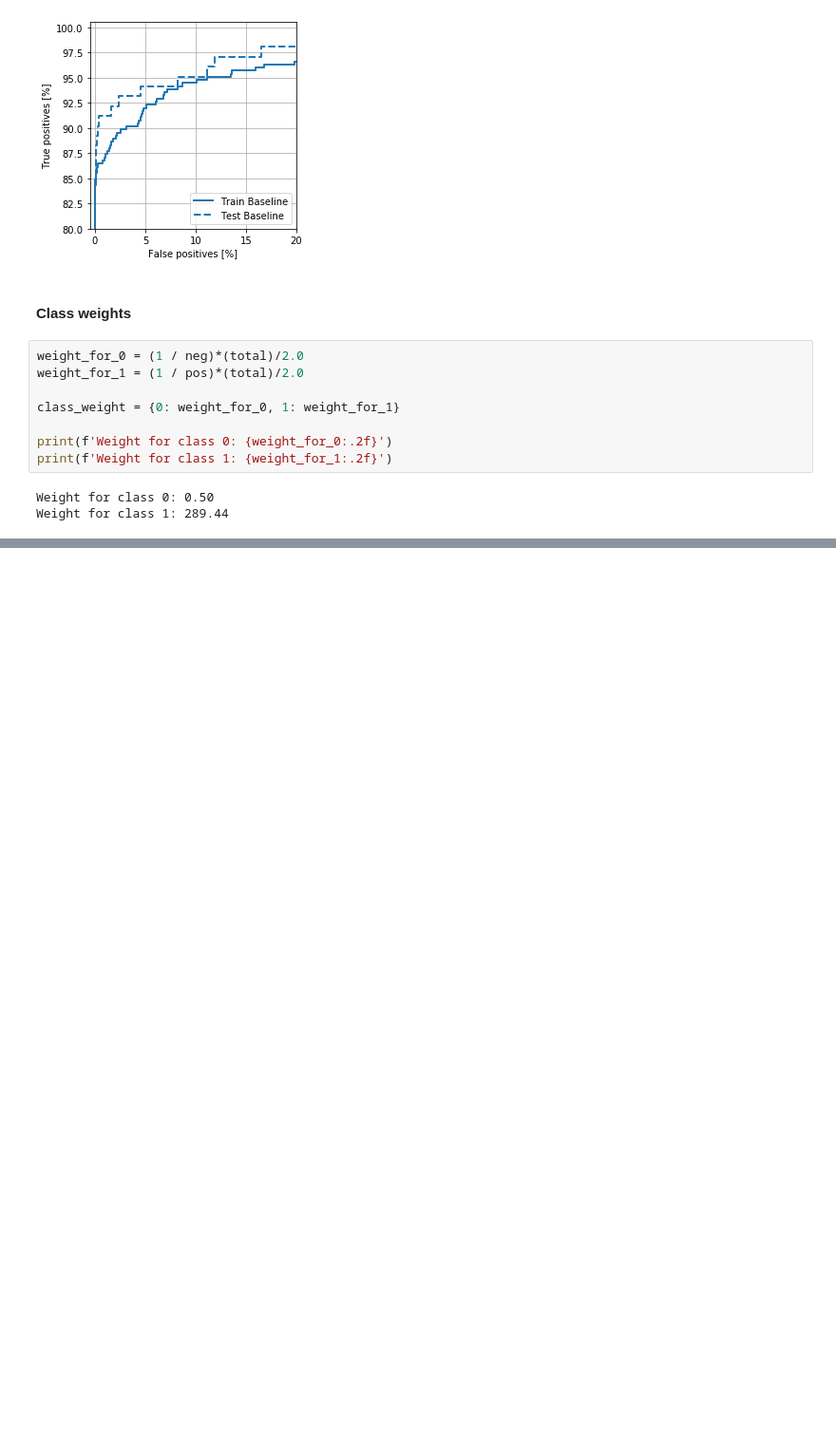
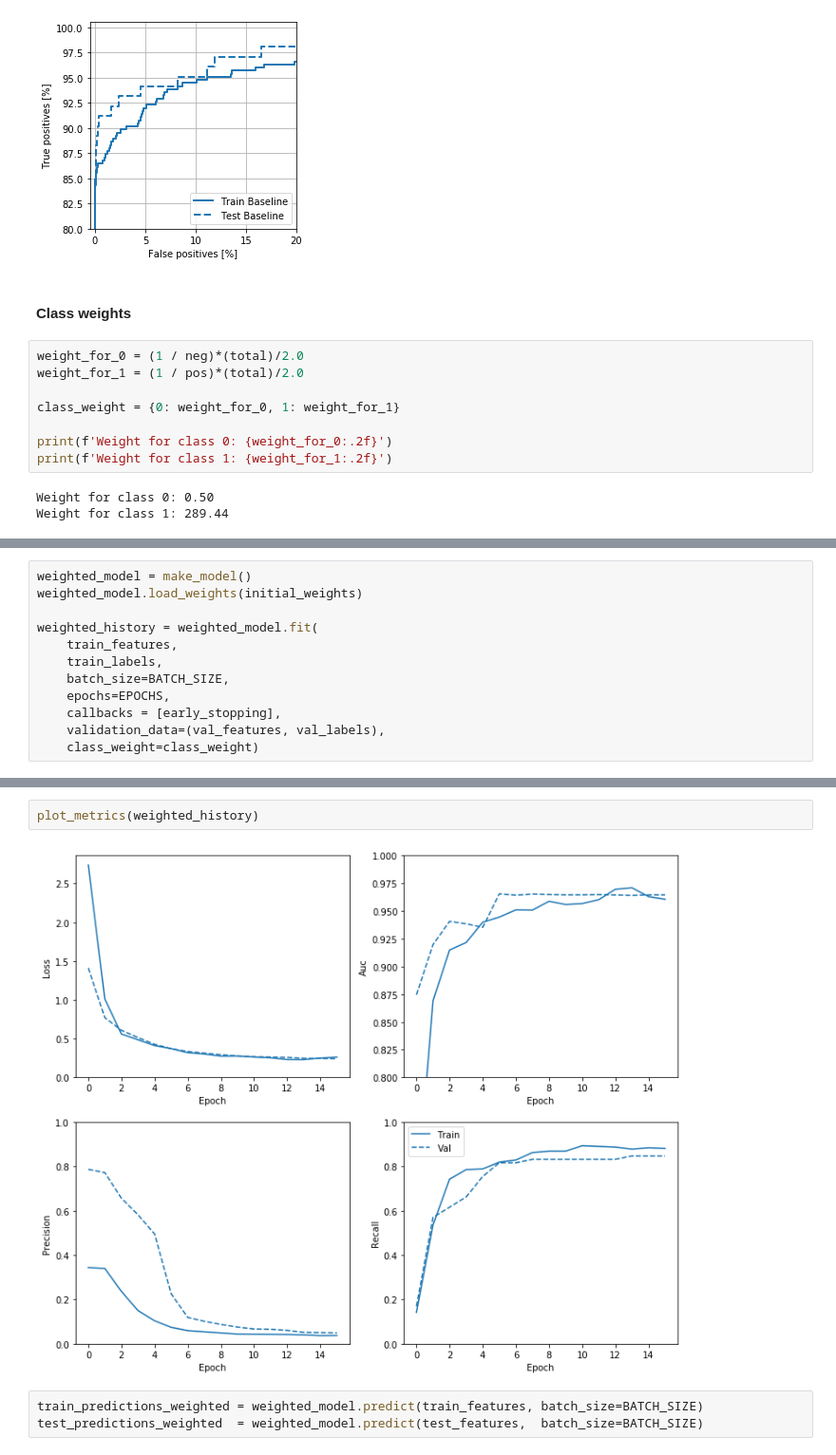
Before and after one commit to acharles7/data-science-notebooks, a Jupyter notebook: fraud_detection.ipynb, the cells around one changed output, grey strips where cells are left out. Shown at 95% size. Drawn from its saved outputs; the diff is of its cells as text; blank space fills up the shorter version.

```diff
--- a/fraud_detection.ipynb
+++ b/fraud_detection.ipynb
@@ -365,0 +354,12 @@ Weight for class 1: 289.44
+# %%
+weighted_model = make_model()
+weighted_model.load_weights(initial_weights)
+
+weighted_history = weighted_model.fit(
+    train_features,
+    train_labels,
+    batch_size=BATCH_SIZE,
+    epochs=EPOCHS,
+    callbacks = [early_stopping],
+    validation_data=(val_features, val_labels),
+    class_weight=class_weight)
@@ -365,0 +384,7 @@ Weight for class 1: 289.44
+# %%
+plot_metrics(weighted_history)
+# %% [output]
+[figure, added]
+# %%
+train_predictions_weighted = weighted_model.predict(train_features, batch_size=BATCH_SIZE)
+test_predictions_weighted  = weighted_model.predict(test_features,  batch_size=BATCH_SIZE)
```
Also changed, not shown: parts of 18 cells of this notebook.
